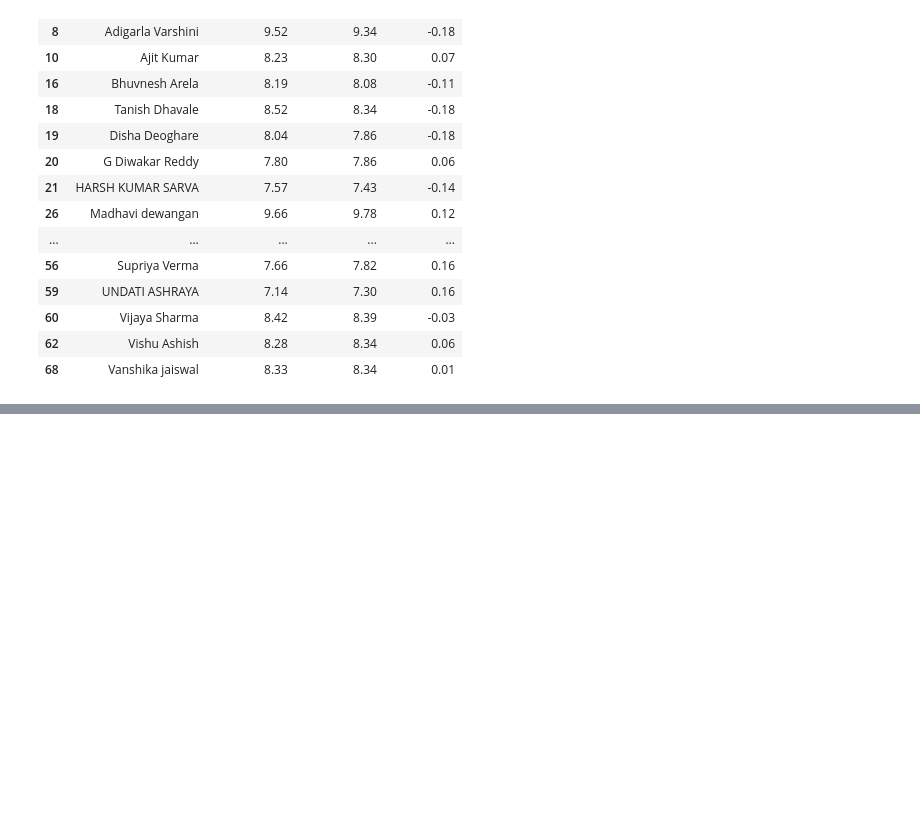
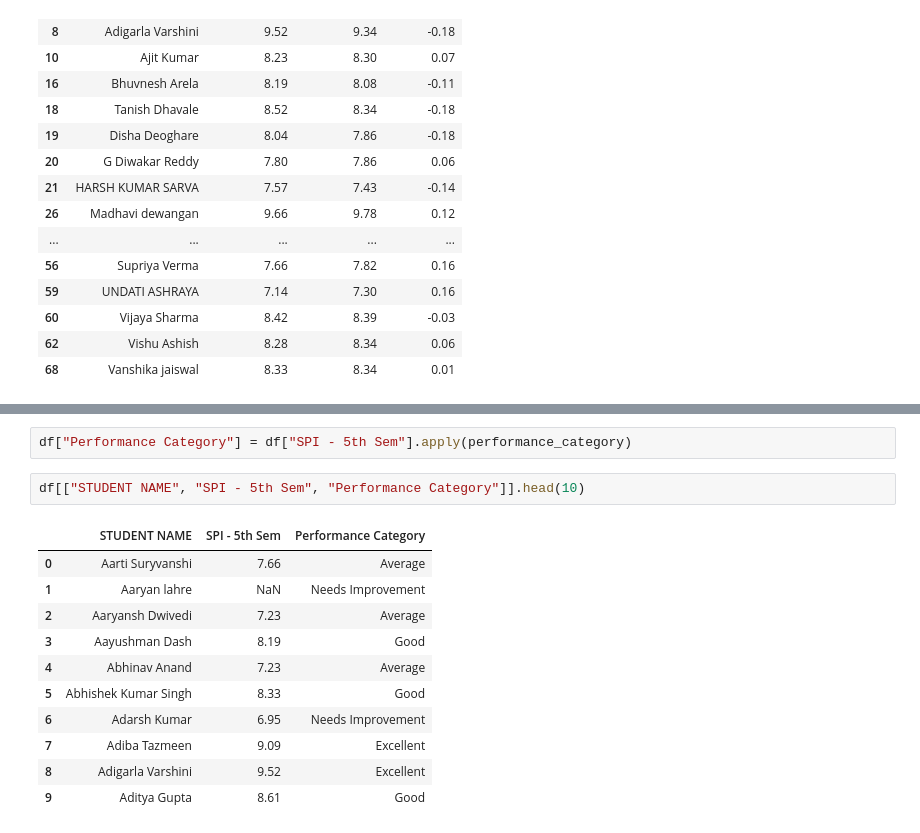
Before and after one commit to niya005/Class-Result-Analysis, a Jupyter notebook: class_result_analysis.ipynb, the cells around one changed output, grey strips where cells are left out. Drawn from its saved outputs; the diff is of its cells as text; blank space fills up the shorter version.

```diff
--- a/class_result_analysis.ipynb
+++ b/class_result_analysis.ipynb
@@ -303,0 +320,16 @@ df[abs(df["SPI Change"]) < 0.2][["STUDENT NAME", "SPI - 5th Sem", "SPI - 6th Sem
+# %%
+df["Performance Category"] = df["SPI - 5th Sem"].apply(performance_category)
+# %%
+df[["STUDENT NAME", "SPI - 5th Sem", "Performance Category"]].head(10)
+# %% [output]
+|  | STUDENT NAME | SPI - 5th Sem | Performance Category |
+| 0 | Aarti Suryvanshi | 7.66 | Average |
+| 1 | Aaryan lahre | NaN | Needs Improvement |
+| 2 | Aaryansh Dwivedi | 7.23 | Average |
+| 3 | Aayushman Dash | 8.19 | Good |
+| 4 | Abhinav Anand | 7.23 | Average |
+| 5 | Abhishek Kumar Singh | 8.33 | Good |
+| 6 | Adarsh Kumar | 6.95 | Needs Improvement |
+| 7 | Adiba Tazmeen | 9.09 | Excellent |
+| 8 | Adigarla Varshini | 9.52 | Excellent |
+| 9 | Aditya Gupta | 8.61 | Good |
```
Also changed, not shown: parts of 6 cells of this notebook.
